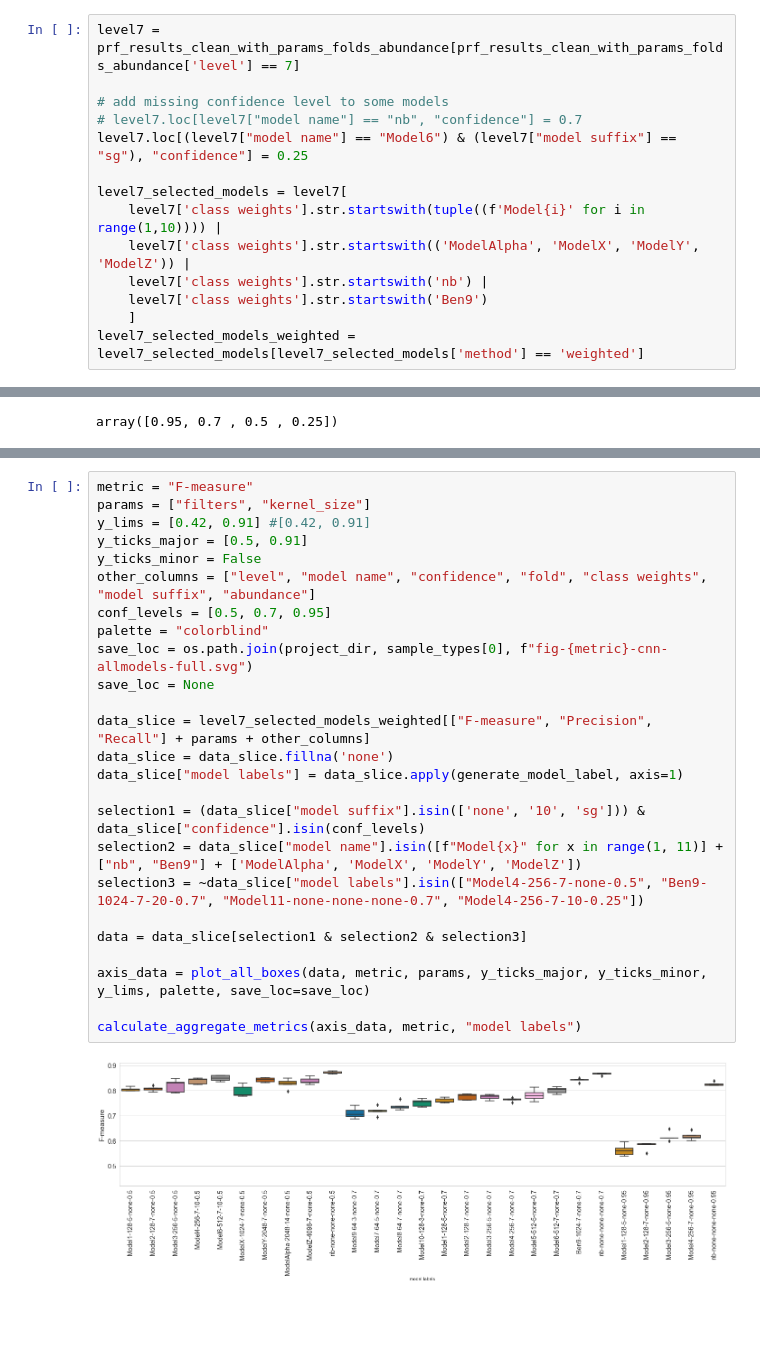
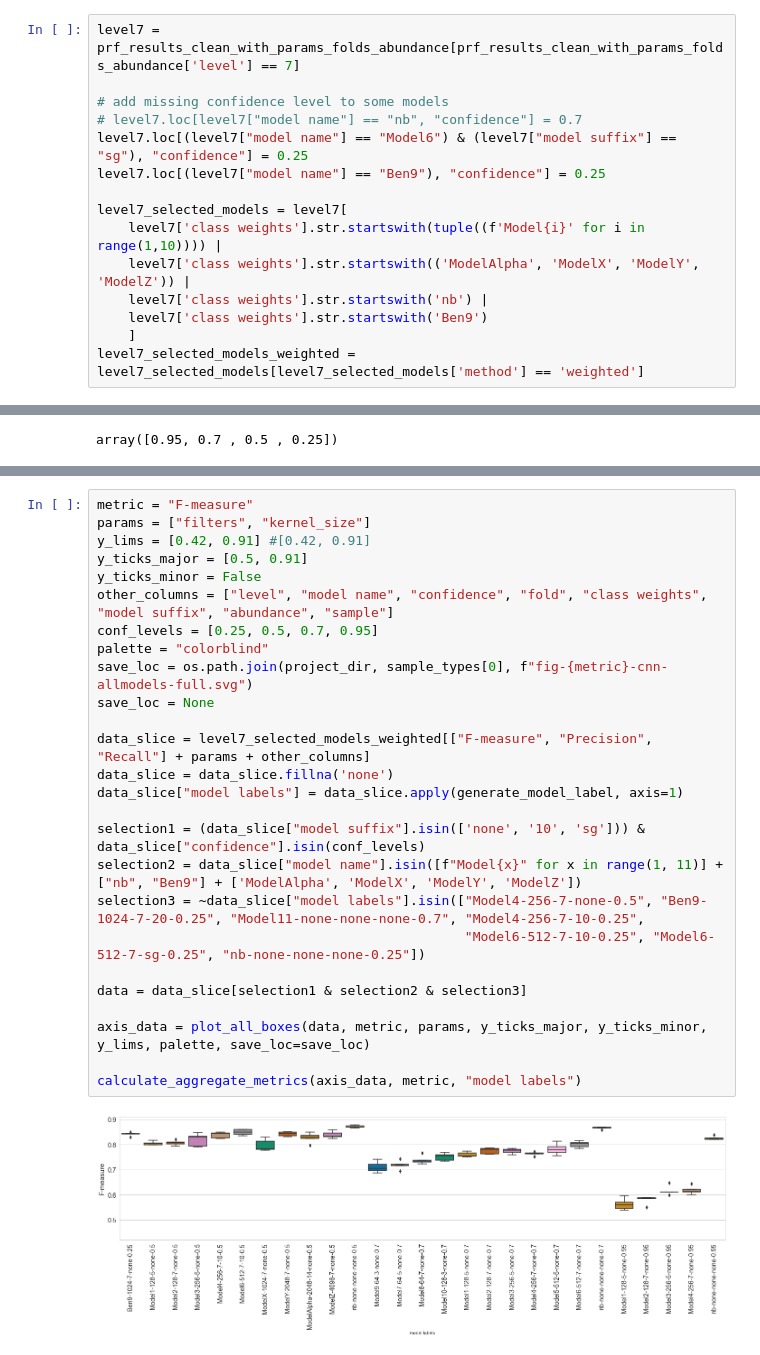
Before and after one commit to BenKaehler/paycheck, a Jupyter notebook: analysis/paycheck-eval-CNN.ipynb, the cells around one changed output, grey strips where cells are left out. Drawn from its saved outputs; the diff is of its cells as text; blank space fills up the shorter version.

```diff
--- a/analysis/paycheck-eval-CNN.ipynb
+++ b/analysis/paycheck-eval-CNN.ipynb
@@ -652,6 +704,7 @@ level7 = prf_results_clean_with_params_folds_abundance[prf_results_clean_with_pa
 # add missing confidence level to some models
 # level7.loc[level7["model name"] == "nb", "confidence"] = 0.7
 level7.loc[(level7["model name"] == "Model6") & (level7["model suffix"] == "sg"), "confidence"] = 0.25
+level7.loc[(level7["model name"] == "Ben9"), "confidence"] = 0.25
 
 level7_selected_models = level7[
     level7['class weights'].str.startswith(tuple((f'Model{i}' for i in range(1,10)))) |
@@ -703,29 +758,30 @@ level7_selected_models_weighted[level7_selected_models_weighted["confidence"] ==
 # %%
 metric = "F-measure"
 params = ["filters", "kernel_size"]
 y_lims = [0.42, 0.91] #[0.42, 0.91]
 y_ticks_major = [0.5, 0.91]
 y_ticks_minor = False
-other_columns = ["level", "model name", "confidence", "fold", "class weights", "model suffix", "abundance"]
-conf_levels = [0.5, 0.7, 0.95]
+other_columns = ["level", "model name", "confidence", "fold", "class weights", "model suffix", "abundance", "sample"]
+conf_levels = [0.25, 0.5, 0.7, 0.95]
 palette = "colorblind"
 save_loc = os.path.join(project_dir, sample_types[0], f"fig-{metric}-cnn-allmodels-full.svg")
 save_loc = None
 
 data_slice = level7_selected_models_weighted[["F-measure", "Precision", "Recall"] + params + other_columns]
 data_slice = data_slice.fillna('none')
 data_slice["model labels"] = data_slice.apply(generate_model_label, axis=1)
 
 selection1 = (data_slice["model suffix"].isin(['none', '10', 'sg'])) & data_slice["confidence"].isin(conf_levels)
 selection2 = data_slice["model name"].isin([f"Model{x}" for x in range(1, 11)] + ["nb", "Ben9"] + ['ModelAlpha', 'ModelX', 'ModelY', 'ModelZ'])
-selection3 = ~data_slice["model labels"].isin(["Model4-256-7-none-0.5", "Ben9-1024-7-20-0.7", "Model11-none-none-none-0.7", "Model4-256-7-10-0.25"])
+selection3 = ~data_slice["model labels"].isin(["Model4-256-7-none-0.5", "Ben9-1024-7-20-0.25", "Model11-none-none-none-0.7", "Model4-256-7-10-0.25",
+                                               "Model6-512-7-10-0.25", "Model6-512-7-sg-0.25", "nb-none-none-none-0.25"])
 
 data = data_slice[selection1 & selection2 & selection3]
 
 axis_data = plot_all_boxes(data, metric, params, y_ticks_major, y_ticks_minor, y_lims, palette, save_loc=save_loc)
 
 calculate_aggregate_metrics(axis_data, metric, "model labels")
 # %% [output]
-[figure, old version]
+[figure, new version]
 |  | Avg F-measure | SEM | Count |
 | model labels |  |  |  |
```
Also changed, not shown: parts of 14 cells of this notebook, 1 other file.
